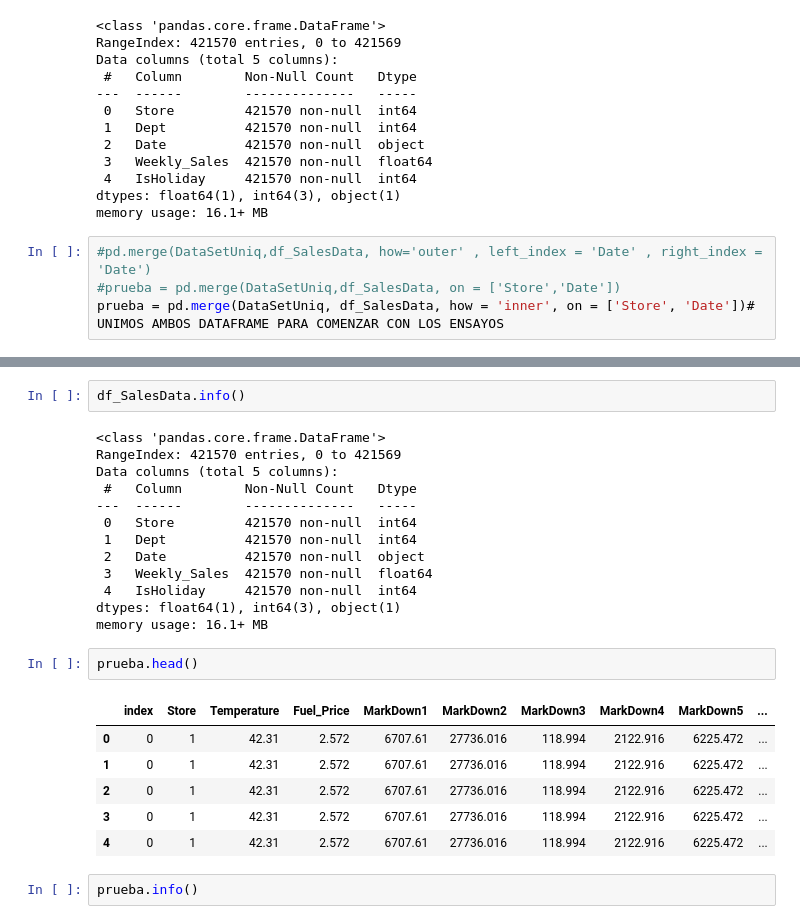
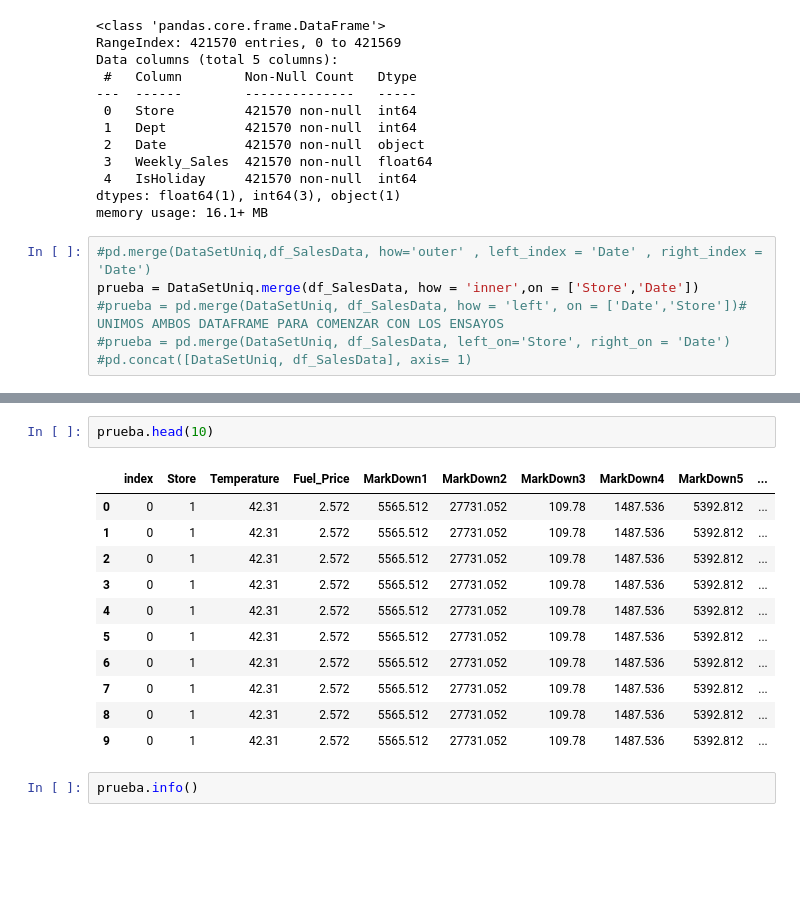
Before and after one commit to vivaldo-ave/micro-proyecto2tw, a Jupyter notebook: miniproyecto.ipynb, the cells around one changed output, grey strips where cells are left out. Cells and saved outputs as stored; diff of their text form; blank space fills up the shorter version.

```diff
--- a/miniproyecto.ipynb
+++ b/miniproyecto.ipynb
@@ -256,5 +256,7 @@ dtypes: float64(1), int64(3), object(1)
 memory usage: 16.1+ MB
 # %%
 #pd.merge(DataSetUniq,df_SalesData, how='outer' , left_index = 'Date' , right_index = 'Date')
-#prueba = pd.merge(DataSetUniq,df_SalesData, on = ['Store','Date'])
-prueba = pd.merge(DataSetUniq, df_SalesData, how = 'inner', on = ['Store', 'Date'])# UNIMOS AMBOS DATAFRAME PARA COMENZAR CON LOS ENSAYOS
+prueba = DataSetUniq.merge(df_SalesData, how = 'inner',on = ['Store','Date'])
+#prueba = pd.merge(DataSetUniq, df_SalesData, how = 'left', on = ['Date','Store'])# UNIMOS AMBOS DATAFRAME PARA COMENZAR CON LOS ENSAYOS
+#prueba = pd.merge(DataSetUniq, df_SalesData, left_on='Store', right_on = 'Date')
+#pd.concat([DataSetUniq, df_SalesData], axis= 1)
@@ -284,27 +263,17 @@ memory usage: 895.8+ KB
-# %%
-df_SalesData.info()
-# %% [output]
-<class 'pandas.core.frame.DataFrame'>
-RangeIndex: 421570 entries, 0 to 421569
-Data columns (total 5 columns):
- #   Column        Non-Null Count   Dtype
----  ------        --------------   -----
- 0   Store         421570 non-null  int64
- 1   Dept          421570 non-null  int64
- 2   Date          421570 non-null  object
- 3   Weekly_Sales  421570 non-null  float64
- 4   IsHoliday     421570 non-null  int64
-dtypes: float64(1), int64(3), object(1)
-memory usage: 16.1+ MB
 # %%
-prueba.head()
+prueba.head(10)
 # %% [output]
 |  | index | Store | Temperature | Fuel_Price | MarkDown1 | MarkDown2 | MarkDown3 | MarkDown4 | MarkDown5 | ... |
-| 0 | 0 | 1 | 42.31 | 2.572 | 6707.61 | 27736.016 | 118.994 | 2122.916 | 6225.472 | ... |
-| 1 | 0 | 1 | 42.31 | 2.572 | 6707.61 | 27736.016 | 118.994 | 2122.916 | 6225.472 | ... |
-| 2 | 0 | 1 | 42.31 | 2.572 | 6707.61 | 27736.016 | 118.994 | 2122.916 | 6225.472 | ... |
-| 3 | 0 | 1 | 42.31 | 2.572 | 6707.61 | 27736.016 | 118.994 | 2122.916 | 6225.472 | ... |
-| 4 | 0 | 1 | 42.31 | 2.572 | 6707.61 | 27736.016 | 118.994 | 2122.916 | 6225.472 | ... |
+| 0 | 0 | 1 | 42.31 | 2.572 | 5565.512 | 27731.052 | 109.78 | 1487.536 | 5392.812 | ... |
+| 1 | 0 | 1 | 42.31 | 2.572 | 5565.512 | 27731.052 | 109.78 | 1487.536 | 5392.812 | ... |
+| 2 | 0 | 1 | 42.31 | 2.572 | 5565.512 | 27731.052 | 109.78 | 1487.536 | 5392.812 | ... |
+| 3 | 0 | 1 | 42.31 | 2.572 | 5565.512 | 27731.052 | 109.78 | 1487.536 | 5392.812 | ... |
+| 4 | 0 | 1 | 42.31 | 2.572 | 5565.512 | 27731.052 | 109.78 | 1487.536 | 5392.812 | ... |
+| 5 | 0 | 1 | 42.31 | 2.572 | 5565.512 | 27731.052 | 109.78 | 1487.536 | 5392.812 | ... |
+| 6 | 0 | 1 | 42.31 | 2.572 | 5565.512 | 27731.052 | 109.78 | 1487.536 | 5392.812 | ... |
+| 7 | 0 | 1 | 42.31 | 2.572 | 5565.512 | 27731.052 | 109.78 | 1487.536 | 5392.812 | ... |
+| 8 | 0 | 1 | 42.31 | 2.572 | 5565.512 | 27731.052 | 109.78 | 1487.536 | 5392.812 | ... |
+| 9 | 0 | 1 | 42.31 | 2.572 | 5565.512 | 27731.052 | 109.78 | 1487.536 | 5392.812 | ... |
 # %%
 prueba.info()
 # %% [output]
```
Also changed, not shown: parts of 37 cells of this notebook.
